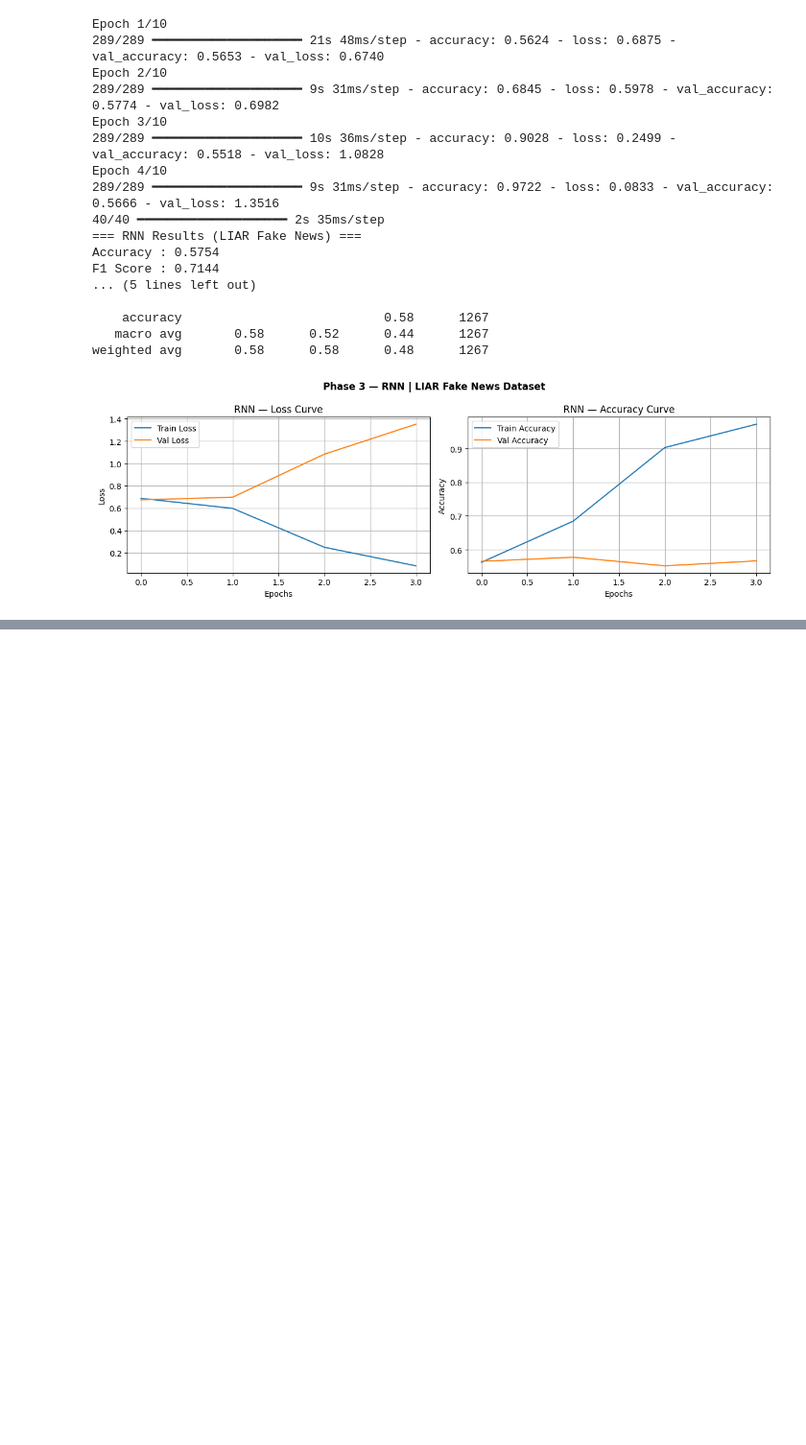
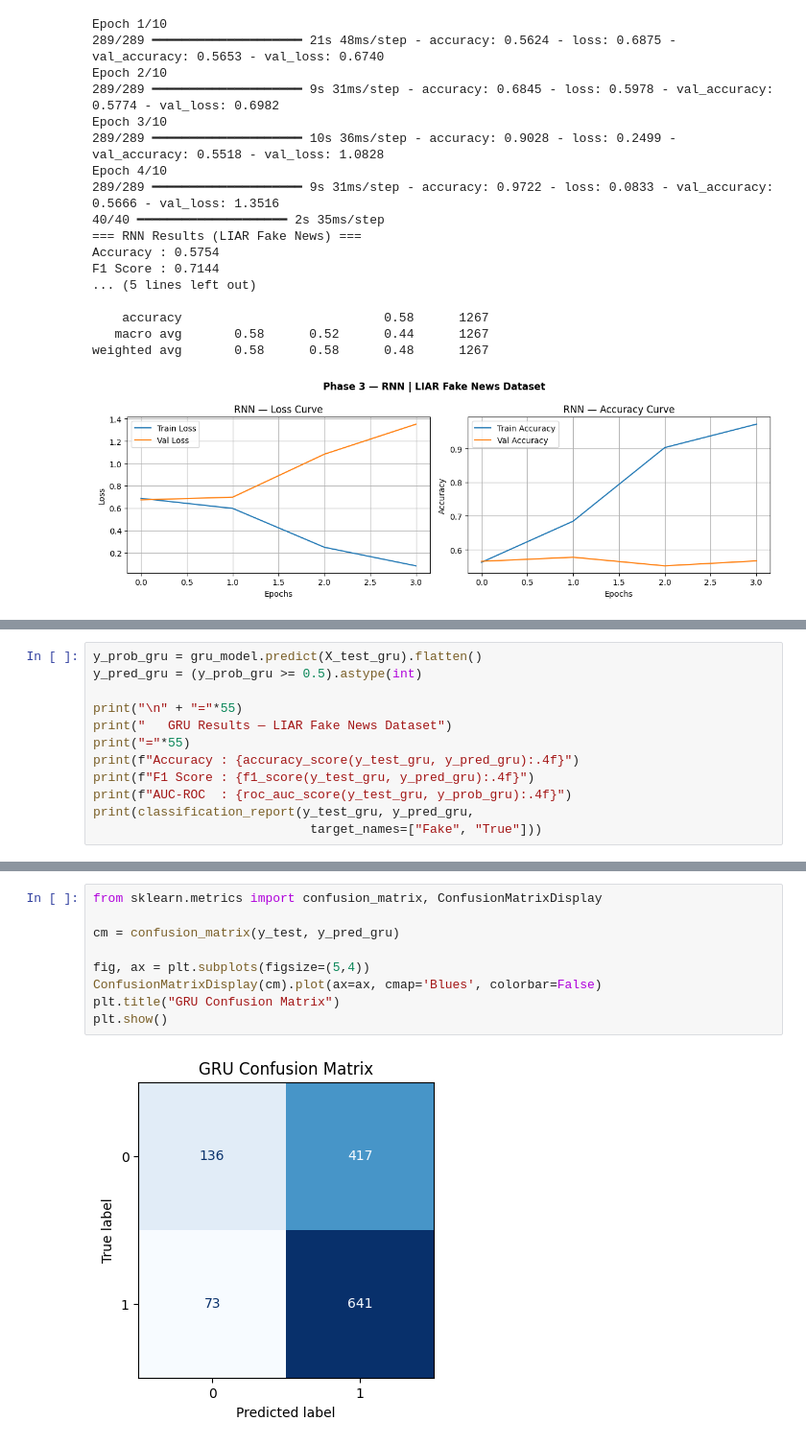
Before and after one commit to Shahd132/Sentiment-Fake-News-Detection, a Jupyter notebook: LastVersion_Fake_News.ipynb, the cells around one changed output, grey strips where cells are left out. Shown at 96% size. Saved outputs shown, nothing was run; the diff lists cells and outputs as text; blank space fills up the shorter version.

```diff
--- a/LastVersion_Fake_News.ipynb
+++ b/LastVersion_Fake_News.ipynb
@@ -1563,0 +1680,12 @@ weighted avg       0.58      0.58      0.48      1267
+# %%
+y_prob_gru = gru_model.predict(X_test_gru).flatten()
+y_pred_gru = (y_prob_gru >= 0.5).astype(int)
+
+print("\n" + "="*55)
+print("   GRU Results — LIAR Fake News Dataset")
+print("="*55)
+print(f"Accuracy : {accuracy_score(y_test_gru, y_pred_gru):.4f}")
+print(f"F1 Score : {f1_score(y_test_gru, y_pred_gru):.4f}")
+print(f"AUC-ROC  : {roc_auc_score(y_test_gru, y_prob_gru):.4f}")
+print(classification_report(y_test_gru, y_pred_gru,
+                             target_names=["Fake", "True"]))
@@ -1563,0 +1732,11 @@ weighted avg       0.58      0.58      0.48      1267
+# %%
+from sklearn.metrics import confusion_matrix, ConfusionMatrixDisplay
+
+cm = confusion_matrix(y_test, y_pred_gru)
+
+fig, ax = plt.subplots(figsize=(5,4))
+ConfusionMatrixDisplay(cm).plot(ax=ax, cmap='Blues', colorbar=False)
+plt.title("GRU Confusion Matrix")
+plt.show()
+# %% [output]
+[figure, added]
```
Also changed, not shown: parts of 13 cells of this notebook, 1 other file.
